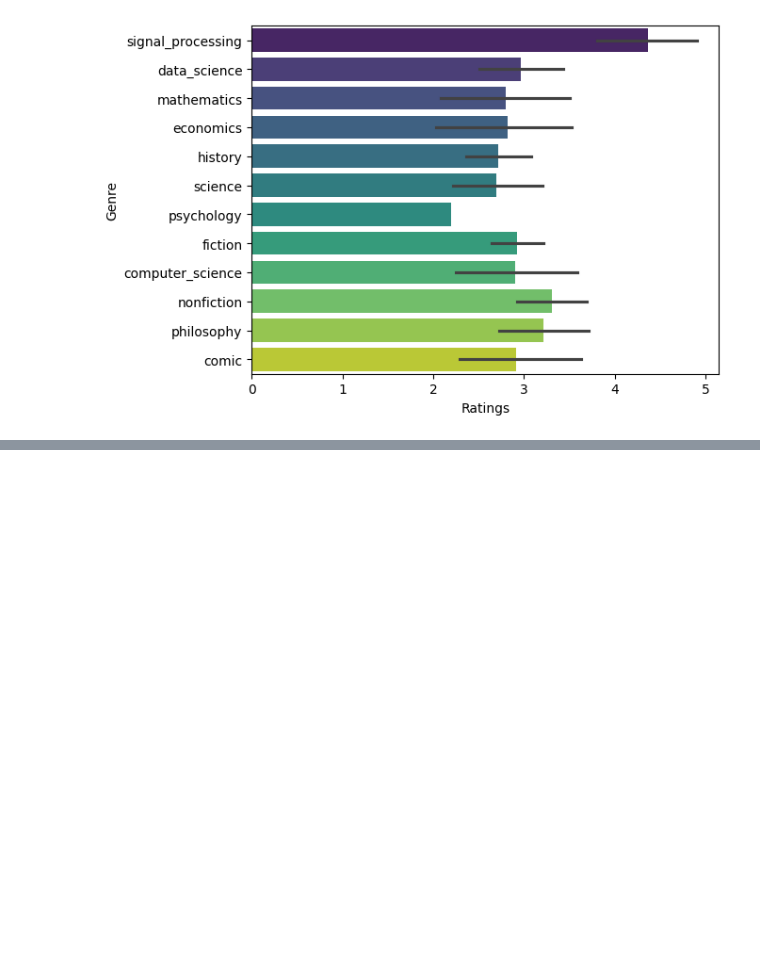
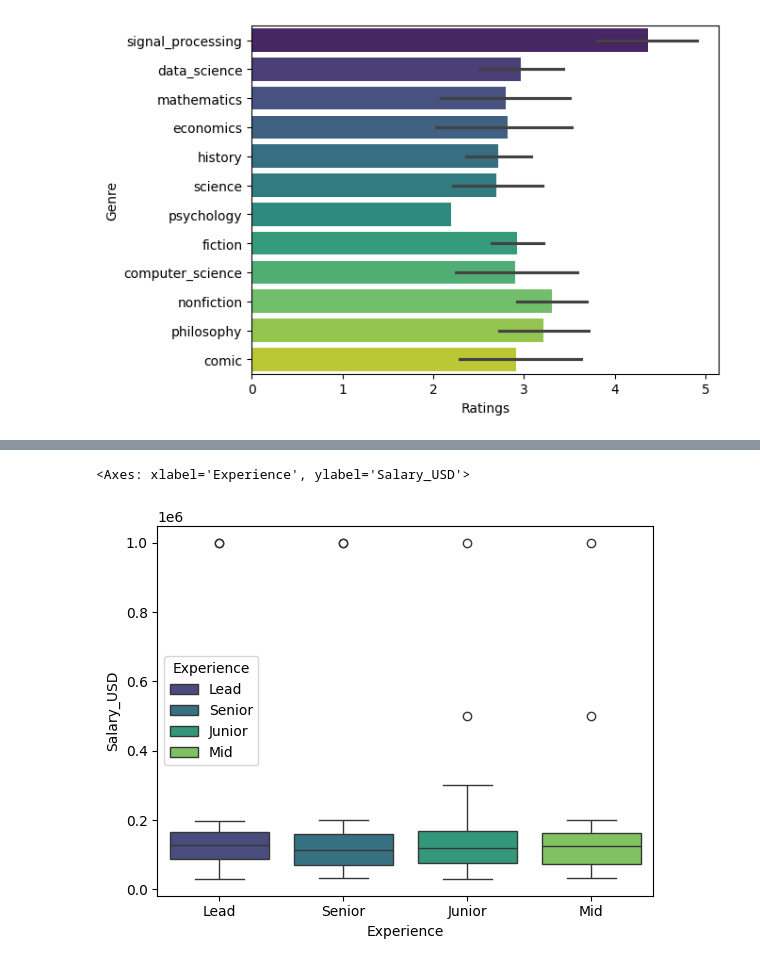
Before and after one commit to Haris-09/Python-Programming, a Jupyter notebook: Exploratory_Data_Analysis.ipynb, the cells around one changed output, grey strips where cells are left out. Cells and saved outputs as stored; diff of their text form; code cells hidden in the pictures; blank space fills up the shorter version.

```diff
--- a/Exploratory_Data_Analysis.ipynb
+++ b/Exploratory_Data_Analysis.ipynb
@@ -336,3 +336,8 @@ salaries.head()
 | 2 | 2023.0 | NaN | Junior | Contract | UK | NaN | ... |
 | 3 | 2021.0 | Business Analyst | Junior | FT | Germany | S | ... |
 | 4 | 2024.0 | Data Scientist | Lead | FT | USA | S | ... |
+# %%
+sns.boxplot(x='Experience', y='Salary_USD', data=salaries, palette='viridis', hue='Experience')
+# %% [output]
+<Axes: xlabel='Experience', ylabel='Salary_USD'>
+[figure, added]
```
Also changed, not shown: parts of 9 cells of this notebook.
